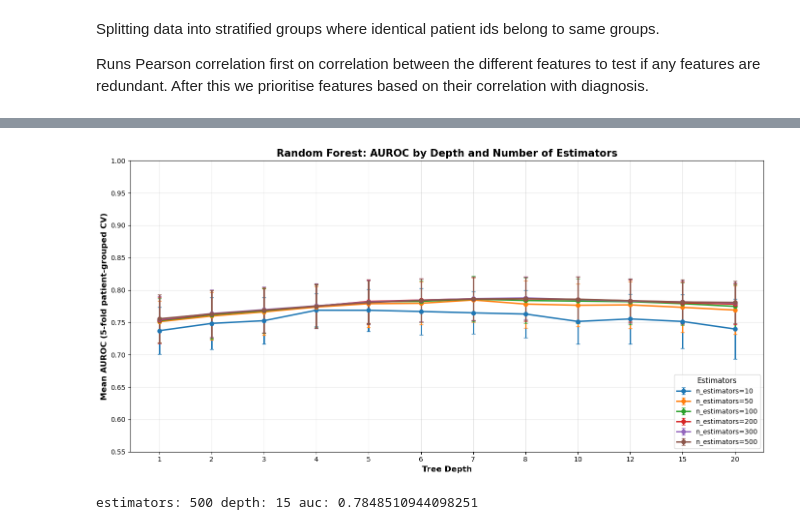
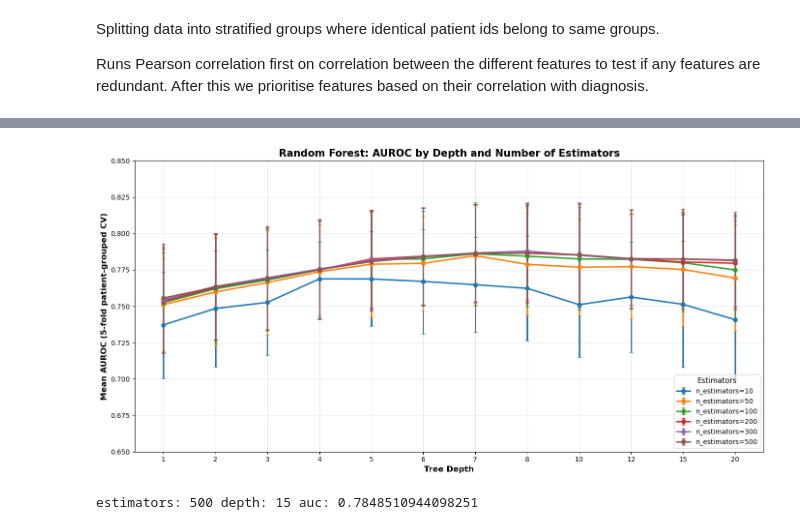
Before and after one commit to FrejaITU/2026_PDS_Whales_Also_Have_Skin_Lesions, a Jupyter notebook: src/Old Model Evaluation/random_forest.ipynb, the cells around one changed output, grey strips where cells are left out. Saved outputs shown, nothing was run; the diff lists cells and outputs as text; code cells hidden in the pictures.

```diff
--- a/src/Old Model Evaluation/random_forest.ipynb
+++ b/src/Old Model Evaluation/random_forest.ipynb
@@ -16,7 +16,7 @@ Splitting data into stratified groups where identical patient ids belong to same
 Runs Pearson correlation first on correlation between the different features to test if any features are redundant.
 After this we prioritise features based on their correlation with diagnosis.
 # %%
-path="../../results/reports/features.csv"
+path="../../results/reports/features_whales.csv"
 
 df = pd.read_csv(path)
 
@@ -144,35 +144,35 @@ for n in estimators:
 x_positions = list(range(len(depths)))
 labels = [str(d) for d in depths]
 
 fig, ax = plt.subplots(figsize=(14, 7))
 colors = ['#1f77b4', '#ff7f0e', '#2ca02c', '#d62728', '#9467bd', '#8c564b']
 
 for i, n in enumerate(estimators):
     ax.errorbar(
         x_positions,
         mean_auc[n],
         yerr=std_auc[n],
         fmt='-o',
         capsize=3,
         linewidth=2.2,
         markersize=6,
         color=colors[i],
         label=f'n_estimators={n}'
     )
 
 ax.set_xticks(x_positions)
 ax.set_xticklabels(labels)
 ax.set_xlabel('Tree Depth', fontsize=12, fontweight='bold')
 ax.set_ylabel('Mean AUROC (5-fold patient-grouped CV)', fontsize=12, fontweight='bold')
 ax.set_title('Random Forest: AUROC by Depth and Number of Estimators', fontsize=15, fontweight='bold')
 ax.legend(title='Estimators', fontsize=10, title_fontsize=11, loc='lower right')
 ax.grid(True, alpha=0.3)
-ax.set_ylim([0.55, 1])
+ax.set_ylim([0.65, 0.85])
 
 plt.tight_layout()
 plt.show()
 # %% [output]
-[figure, old version]
+[figure, new version]
 # %%
 groups_train = df.loc[X_train.index, "patient_id"]
 
```
Also changed, not shown: parts of 2 cells of this notebook.
